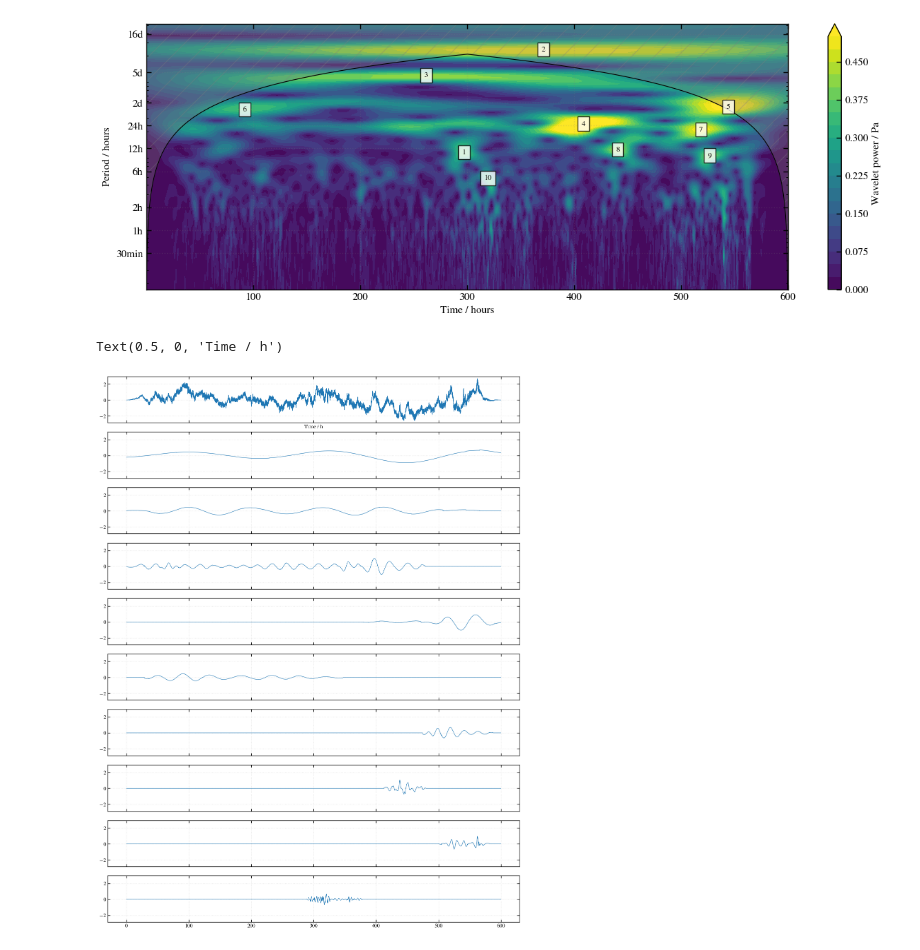
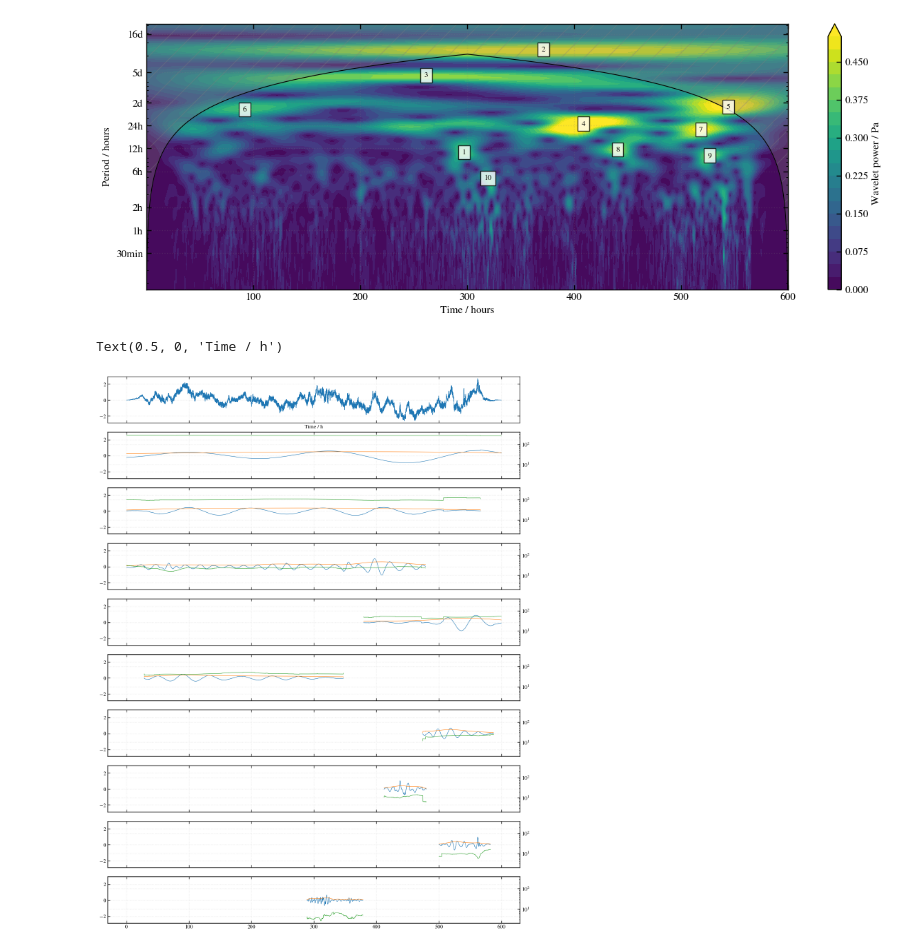
Before and after one commit to Waveguyde/WAVEGUISE, a Jupyter notebook: notebooks/01-1D_exmpl_balloon.ipynb, the cells around one changed output. Saved outputs shown, nothing was run; the diff lists cells and outputs as text; code cells hidden in the pictures.

```diff
--- a/notebooks/01-1D_exmpl_balloon.ipynb
+++ b/notebooks/01-1D_exmpl_balloon.ipynb
@@ -144,11 +144,19 @@ recon_seg = one.recon_segments_1d(cwt_copy,seg,time)
 # %%
 fig, ax=plt.subplots(recon_seg.shape[0]+1,1, figsize=(15,20), sharex=True, sharey=True)
 ax[0].plot(time, signal)
 
 for i in range(1,recon_seg.shape[0]+1):
-    ax[i].plot(time,recon_seg[i-1])
+    ax2 = ax[i].twinx()
+    amp, freq = one.A_kx([i],cwt_copy,seg)
+    mask = amp != 0
+    ax[i].plot(time[mask],recon_seg[i-1][mask])
+    ax[i].plot(time[mask],amp[mask])
+    ax2.plot(time[mask],2*np.pi/freq[mask],color='tab:green')
+    ax2.set_ylim([2,400])
+    ax2.set_yscale('log')
+
 ax[0].set_xlabel('Time / h')
 # %% [output]
 Text(0.5, 0, 'Time / h')
-[figure, old version]
+[figure, new version]
 # %%
```
Also changed, not shown: parts of 1 cell of this notebook, 1 other file.
